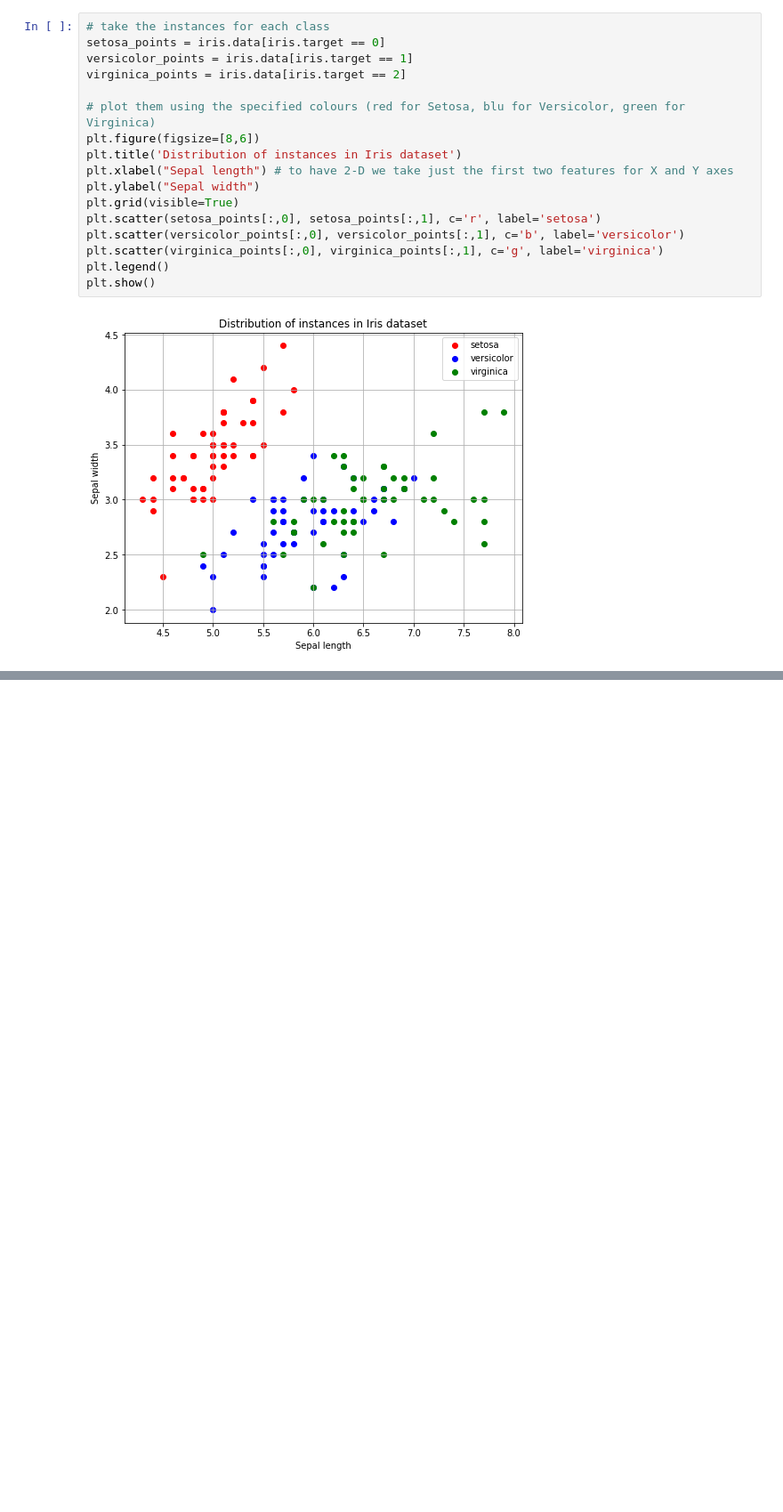
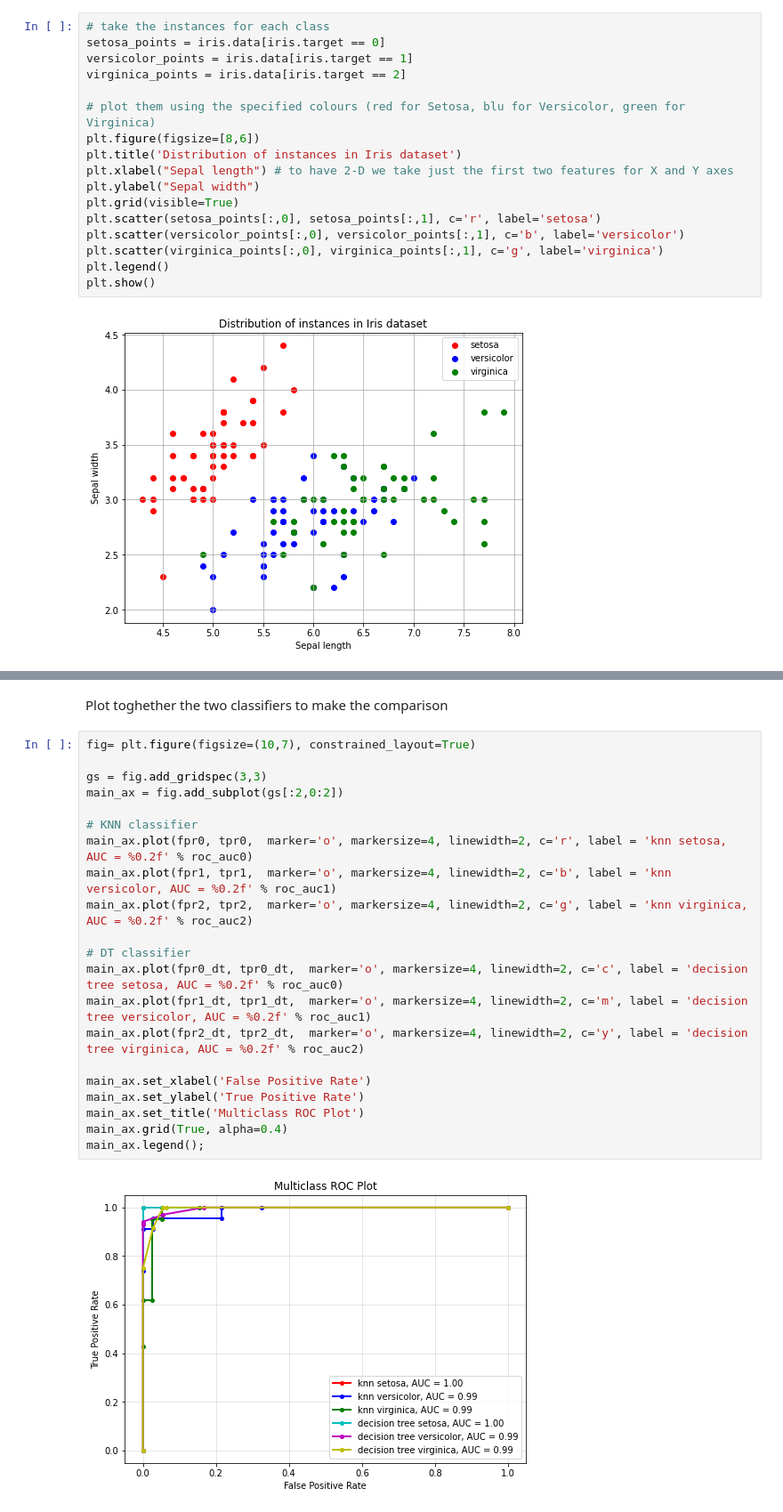
Before and after one commit to PietroPettinato/AAUT, a Jupyter notebook: 2 - KNN/2 - KNN - classification_iris_knn_aa_21_22.ipynb, the cells around one changed output, grey strips where cells are left out. Shown at 89% size. Cells and saved outputs as stored; diff of their text form; blank space fills up the shorter version.

```diff
--- a/2 - KNN/2 - KNN - classification_iris_knn_aa_21_22.ipynb
+++ b/2 - KNN/2 - KNN - classification_iris_knn_aa_21_22.ipynb
@@ -317,0 +441,25 @@ plt.show()
+# %% [markdown]
+Plot toghether the two classifiers to make the comparison
+# %%
+fig= plt.figure(figsize=(10,7), constrained_layout=True)
+
+gs = fig.add_gridspec(3,3)
+main_ax = fig.add_subplot(gs[:2,0:2])
+
+# KNN classifier
+main_ax.plot(fpr0, tpr0,  marker='o', markersize=4, linewidth=2, c='r', label = 'knn setosa, AUC = %0.2f' % roc_auc0)
+main_ax.plot(fpr1, tpr1,  marker='o', markersize=4, linewidth=2, c='b', label = 'knn versicolor, AUC = %0.2f' % roc_auc1)
+main_ax.plot(fpr2, tpr2,  marker='o', markersize=4, linewidth=2, c='g', label = 'knn virginica, AUC = %0.2f' % roc_auc2)
+
+# DT classifier
+main_ax.plot(fpr0_dt, tpr0_dt,  marker='o', markersize=4, linewidth=2, c='c', label = 'decision tree setosa, AUC = %0.2f' % roc_auc0)
+main_ax.plot(fpr1_dt, tpr1_dt,  marker='o', markersize=4, linewidth=2, c='m', label = 'decision tree versicolor, AUC = %0.2f' % roc_auc1)
+main_ax.plot(fpr2_dt, tpr2_dt,  marker='o', markersize=4, linewidth=2, c='y', label = 'decision tree virginica, AUC = %0.2f' % roc_auc2)
+
+main_ax.set_xlabel('False Positive Rate')
+main_ax.set_ylabel('True Positive Rate')
+main_ax.set_title('Multiclass ROC Plot')
+main_ax.grid(True, alpha=0.4)
+main_ax.legend();
+# %% [output]
+[figure, added]
```
Also changed, not shown: parts of 9 cells of this notebook, 1 other file.
